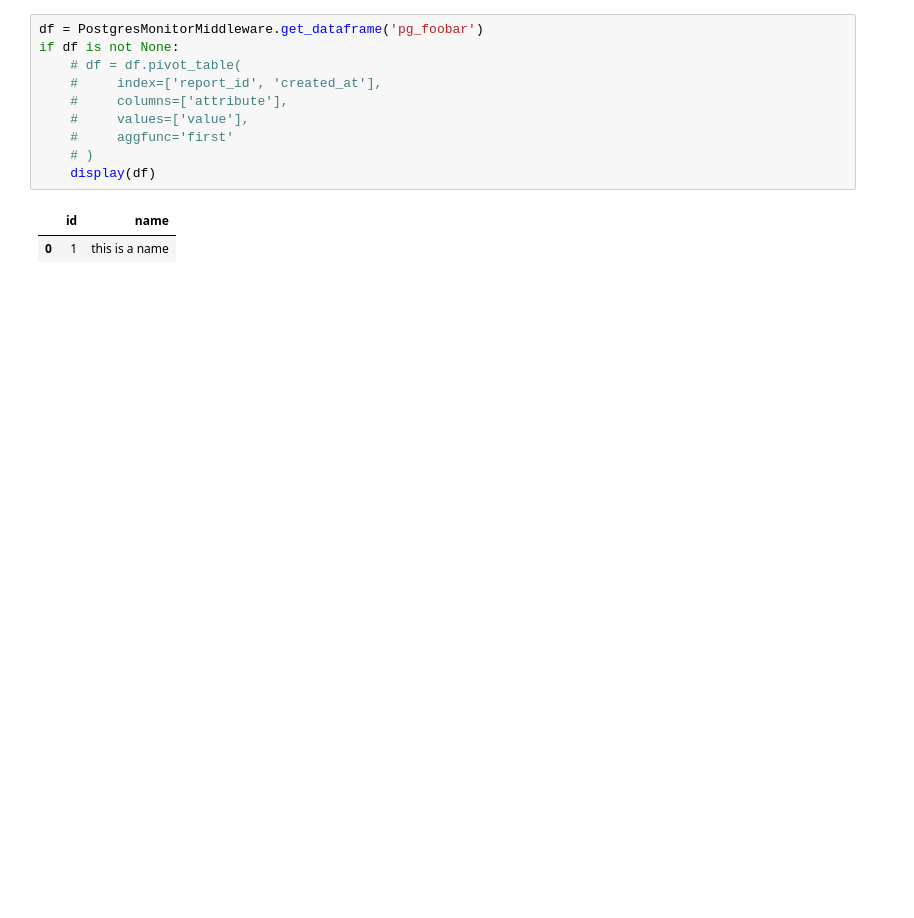
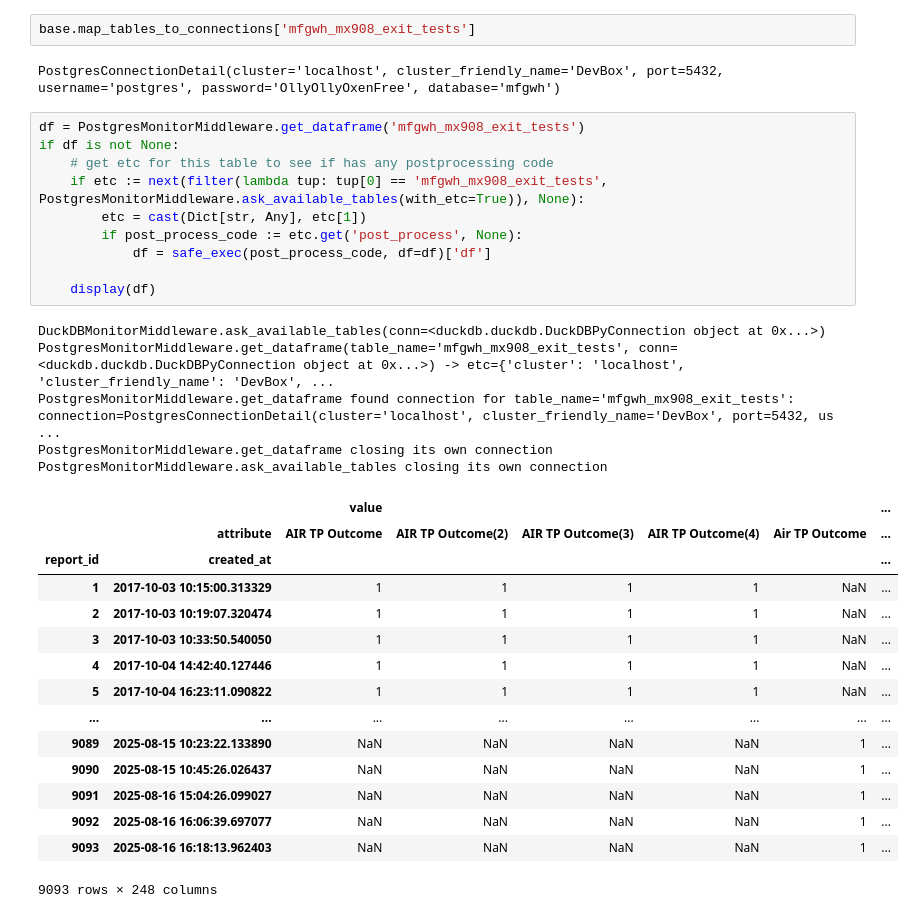
Before and after one commit to DangerousWhenWet/dash-analytics-template, a Jupyter notebook: .scratchpad/postgres-connector.ipynb, the cells around one changed output. Saved outputs shown, nothing was run; the diff lists cells and outputs as text; blank space fills up the shorter version.

Commit message:
WIP using the postgres connector in Distro

```diff
--- a/.scratchpad/postgres-connector.ipynb
+++ b/.scratchpad/postgres-connector.ipynb
@@ -40,16 +48,38 @@ display(PostgresMonitorMiddleware.ask_available_tables())
+# %%
+base.map_tables_to_connections['mfgwh_mx908_exit_tests']
+# %% [output]
+PostgresConnectionDetail(cluster='localhost', cluster_friendly_name='DevBox', port=5432, username='postgres', password='OllyOllyOxenFree', database='mfgwh')
 # %%
-df = PostgresMonitorMiddleware.get_dataframe('pg_foobar')
+df = PostgresMonitorMiddleware.get_dataframe('mfgwh_mx908_exit_tests')
 if df is not None:
-    # df = df.pivot_table(
-    #     index=['report_id', 'created_at'],
-    #     columns=['attribute'],
-    #     values=['value'],
-    #     aggfunc='first'
-    # )
+    # get etc for this table to see if has any postprocessing code
+    if etc := next(filter(lambda tup: tup[0] == 'mfgwh_mx908_exit_tests', PostgresMonitorMiddleware.ask_available_tables(with_etc=True)), None):
+        etc = cast(Dict[str, Any], etc[1])
+        if post_process_code := etc.get('post_process', None):
+            df = safe_exec(post_process_code, df=df)['df']
+
     display(df)
 # %% [output]
+DuckDBMonitorMiddleware.ask_available_tables(conn=<duckdb.duckdb.DuckDBPyConnection object at 0x...>)
+PostgresMonitorMiddleware.get_dataframe(table_name='mfgwh_mx908_exit_tests', conn=<duckdb.duckdb.DuckDBPyConnection object at 0x...>) -> etc={'cluster': 'localhost', 'cluster_friendly_name': 'DevBox', ...
+PostgresMonitorMiddleware.get_dataframe found connection for table_name='mfgwh_mx908_exit_tests': connection=PostgresConnectionDetail(cluster='localhost', cluster_friendly_name='DevBox', port=5432, us ...
+PostgresMonitorMiddleware.get_dataframe closing its own connection
+PostgresMonitorMiddleware.ask_available_tables closing its own connection
-|  | id | name |
-| 0 | 1 | this is a name |
+|  |  | value |  |  |  |  | ... |
+|  | attribute | AIR TP Outcome | AIR TP Outcome(2) | AIR TP Outcome(3) | AIR TP Outcome(4) | Air TP Outcome | ... |
+| report_id | created_at |  |  |  |  |  | ... |
+| 1 | 2017-10-03 10:15:00.313329 | 1 | 1 | 1 | 1 | NaN | ... |
+| 2 | 2017-10-03 10:19:07.320474 | 1 | 1 | 1 | 1 | NaN | ... |
+| 3 | 2017-10-03 10:33:50.540050 | 1 | 1 | 1 | 1 | NaN | ... |
+| 4 | 2017-10-04 14:42:40.127446 | 1 | 1 | 1 | 1 | NaN | ... |
+| 5 | 2017-10-04 16:23:11.090822 | 1 | 1 | 1 | 1 | NaN | ... |
+| ... | ... | ... | ... | ... | ... | ... | ... |
+| 9089 | 2025-08-15 10:23:22.133890 | NaN | NaN | NaN | NaN | 1 | ... |
+| 9090 | 2025-08-15 10:45:26.026437 | NaN | NaN | NaN | NaN | 1 | ... |
+| 9091 | 2025-08-16 15:04:26.099027 | NaN | NaN | NaN | NaN | 1 | ... |
+| 9092 | 2025-08-16 16:06:39.697077 | NaN | NaN | NaN | NaN | 1 | ... |
+| 9093 | 2025-08-16 16:18:13.962403 | NaN | NaN | NaN | NaN | 1 | ... |
+9093 rows × 248 columns
 # %%
 with ignore_warnings(), duckdb.connect(base.DUCKDB.PATH) as conn:
     usage = pd.read_sql("SELECT * FROM administrative.table_catalog;", conn)
```
Also changed, not shown: parts of 3 cells of this notebook, 11 other files.
